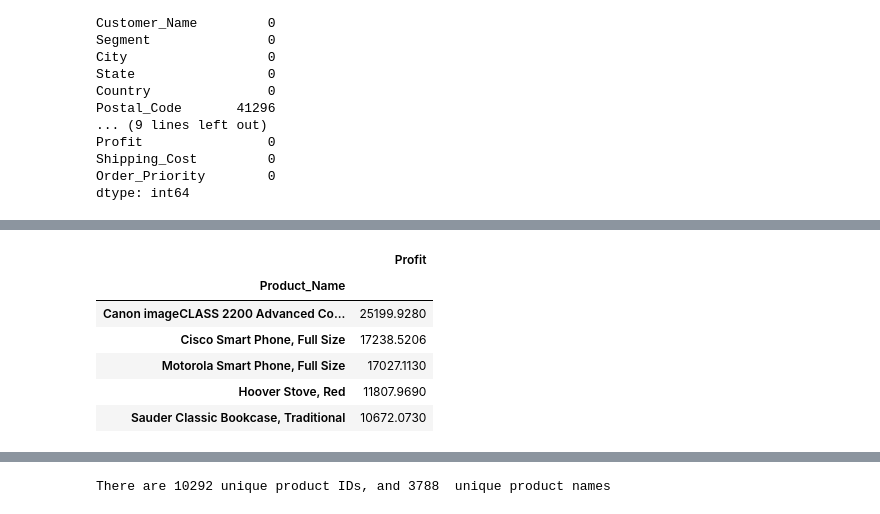
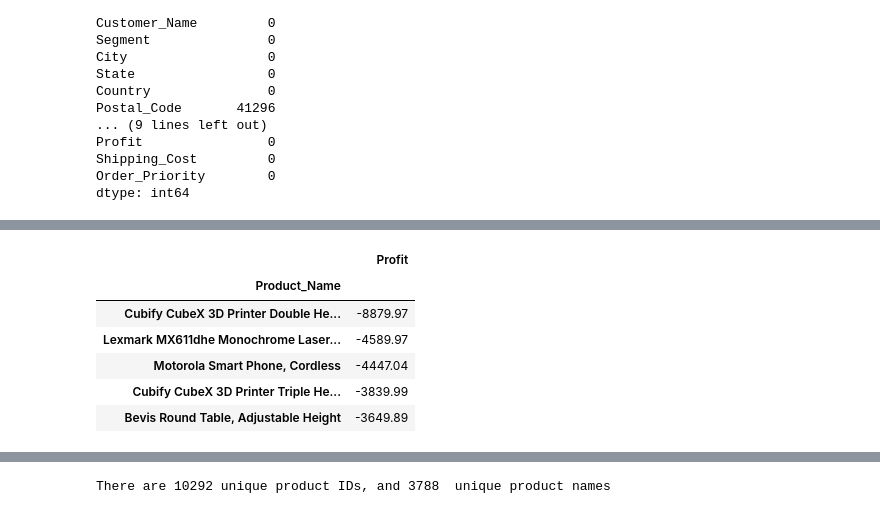
Before and after one commit to VSbr22/ADS505B-Fall22-Group-1, a Jupyter notebook: Data_preprocessing.ipynb, the cells around one changed output, grey strips where cells are left out. Drawn from its saved outputs; the diff is of its cells as text; code cells hidden in the pictures.

```diff
--- a/Data_preprocessing.ipynb
+++ b/Data_preprocessing.ipynb
@@ -40,2 +89,3 @@ from sklearn import preprocessing
 # %%
-df= pd.read_csv('https://raw.githubusercontent.com/VSbr22/ADS505B-Fall22-Group-1/main/Global_Superstore2.csv')
+df= pd.read_csv('/Users/vannesasalazar/Documents/ADS505/Group Project/Global_Superstore2.csv')
+df.head(2)
@@ -180,2 +185,0 @@ memory usage: 9.4+ MB
-# %%
-df = df.drop(columns=['Customer_Name', 'Postal_Code'])
@@ -277,12 +186,11 @@ biggest_procurement
 # %%
-# which product is the most profitable
-most_profitable_product = df.groupby(['Product_Name']).sum()[['Profit']].nlargest(n=5, columns=['Profit'])
-most_profitable_product
+# Least profitable products
+df.groupby(['Product_Name']).sum()[['Profit']].nsmallest(n=5, columns=['Profit'])
 # %% [output]
 |  | Profit |
 | Product_Name |  |
-| Canon imageCLASS 2200 Advanced Co... | 25199.9280 |
-| Cisco Smart Phone, Full Size | 17238.5206 |
-| Motorola Smart Phone, Full Size | 17027.1130 |
-| Hoover Stove, Red | 11807.9690 |
-| Sauder Classic Bookcase, Traditional | 10672.0730 |
+| Cubify CubeX 3D Printer Double He... | -8879.97 |
+| Lexmark MX611dhe Monochrome Laser... | -4589.97 |
+| Motorola Smart Phone, Cordless | -4447.04 |
+| Cubify CubeX 3D Printer Triple He... | -3839.99 |
+| Bevis Round Table, Adjustable Height | -3649.89 |
```
Also changed, not shown: parts of 74 cells of this notebook.
